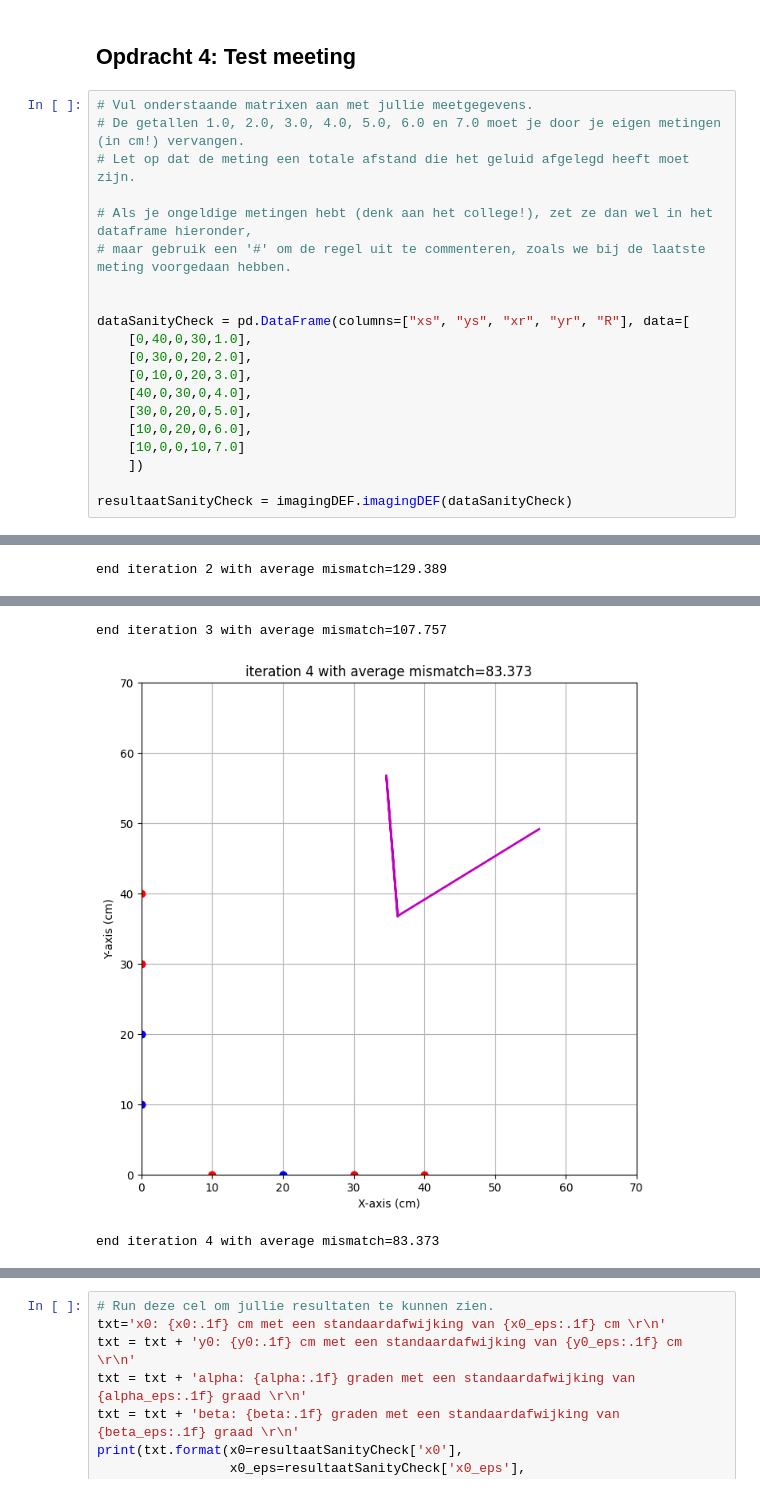
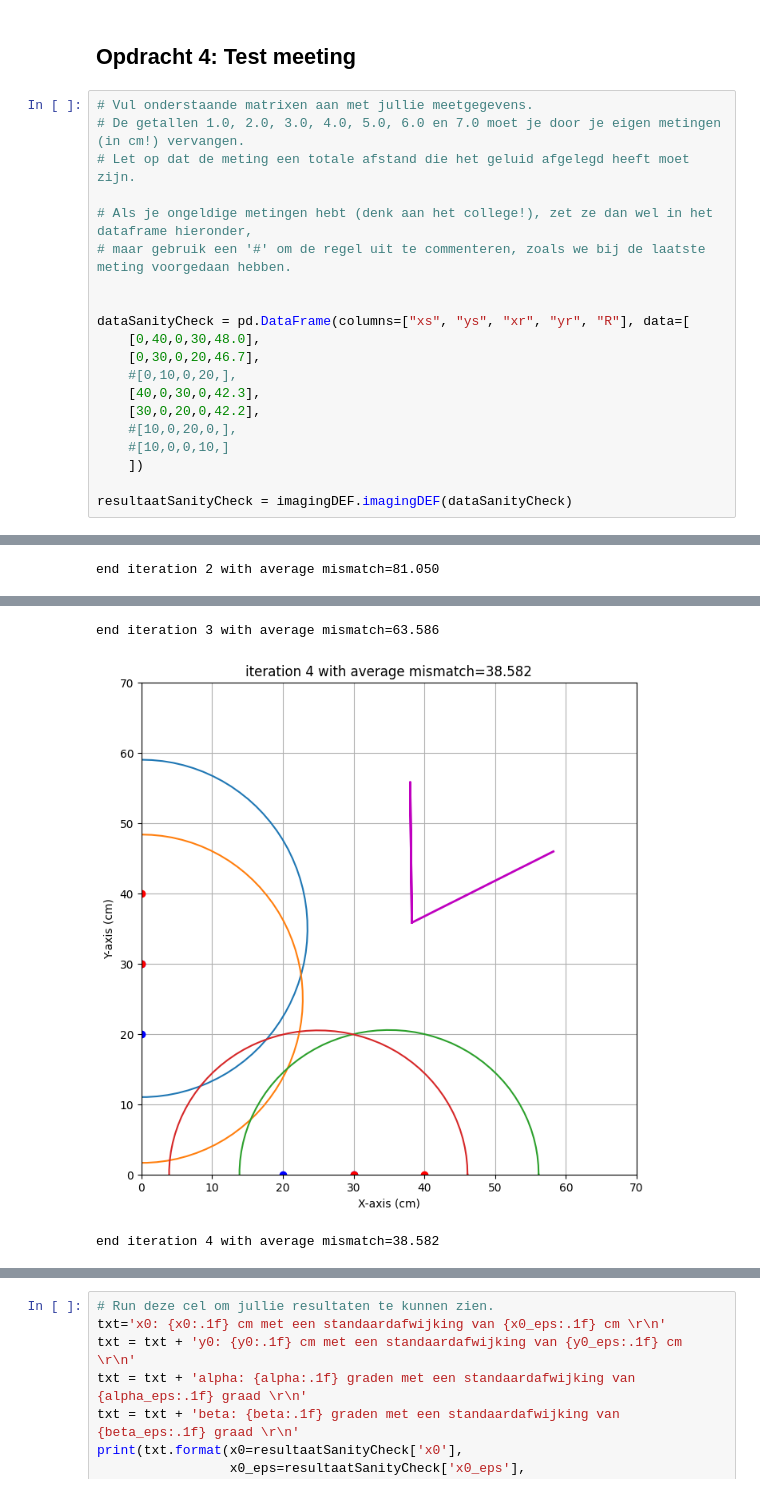
Before and after one commit to BrunoSchouten/Bruno-DEF, a Jupyter notebook: FysiekeOntwerpopdrachten/4OntwerpEenAlgoritmeEchoAkoestisch/DEFOntwerpopdracht4AlgoritmeInvulTemplate.ipynb, the cells around one changed output, grey strips where cells are left out. Drawn from its saved outputs; the diff is of its cells as text.

```diff
--- a/FysiekeOntwerpopdrachten/4OntwerpEenAlgoritmeEchoAkoestisch/DEFOntwerpopdracht4AlgoritmeInvulTemplate.ipynb
+++ b/FysiekeOntwerpopdrachten/4OntwerpEenAlgoritmeEchoAkoestisch/DEFOntwerpopdracht4AlgoritmeInvulTemplate.ipynb
@@ -73,13 +73,13 @@ a =  0.03432830410620591 b =  0.8885045331885933
 
 
 dataSanityCheck = pd.DataFrame(columns=["xs", "ys", "xr", "yr", "R"], data=[
-    [0,40,0,30,1.0],
-    [0,30,0,20,2.0],
-    [0,10,0,20,3.0],
-    [40,0,30,0,4.0],
-    [30,0,20,0,5.0],
-    [10,0,20,0,6.0],
-    [10,0,0,10,7.0]
+    [0,40,0,30,48.0],
+    [0,30,0,20,46.7],
+    #[0,10,0,20,],
+    [40,0,30,0,42.3],
+    [30,0,20,0,42.2],
+    #[10,0,20,0,],
+    #[10,0,0,10,]
     ])
 
 resultaatSanityCheck = imagingDEF.imagingDEF(dataSanityCheck)
@@ -101 +98 @@ end iteration 1 with average mismatch=145.594
-end iteration 2 with average mismatch=129.389
+end iteration 2 with average mismatch=81.050
@@ -103,3 +100,3 @@ end iteration 2 with average mismatch=129.389
-end iteration 3 with average mismatch=107.757
+end iteration 3 with average mismatch=63.586
-[figure, old version]
+[figure, new version]
-end iteration 4 with average mismatch=83.373
+end iteration 4 with average mismatch=38.582
```
Also changed, not shown: parts of 1 cell of this notebook.
